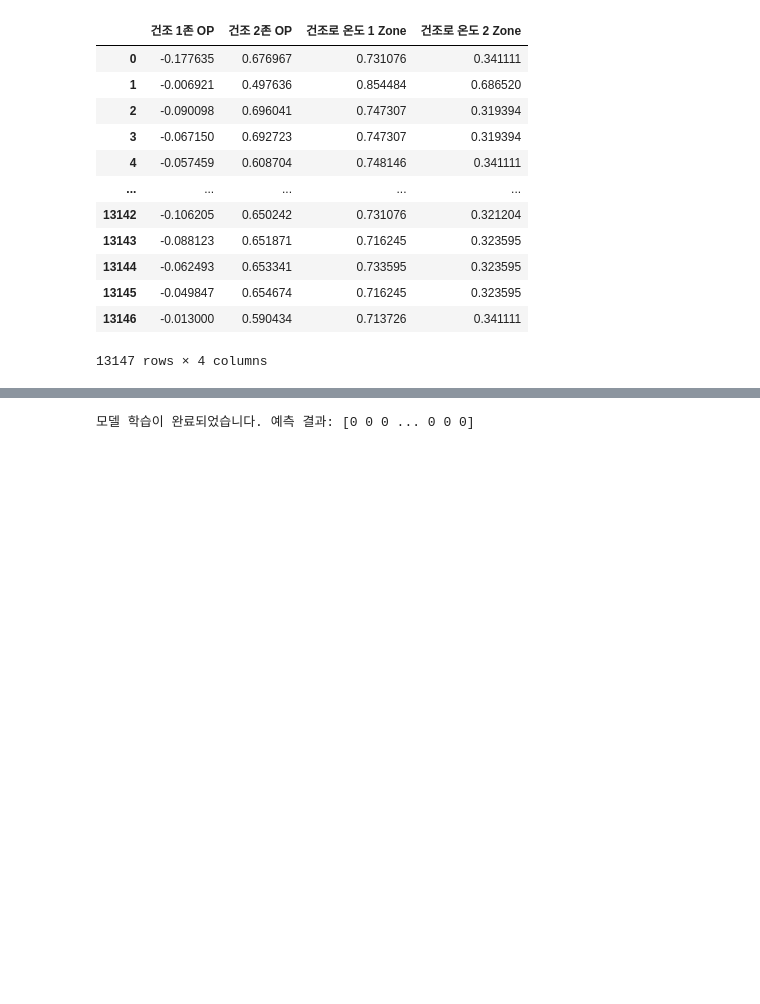
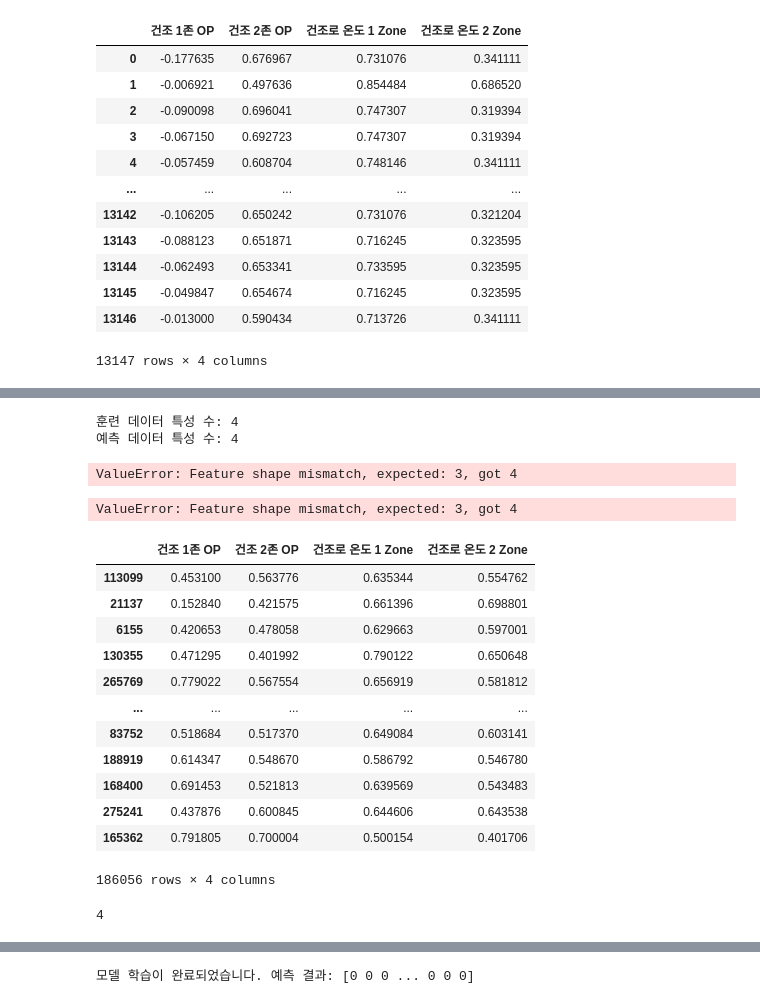
Before and after one commit to realover82/mecaai, a Jupyter notebook: v23_6_IQR_XGBoost_241122.ipynb, the cells around one changed output, grey strips where cells are left out. Drawn from its saved outputs; the diff is of its cells as text; code cells hidden in the pictures; blank space fills up the shorter version.

```diff
--- a/v23_6_IQR_XGBoost_241122.ipynb
+++ b/v23_6_IQR_XGBoost_241122.ipynb
@@ -372,0 +653,60 @@ Confusion Matrix:
+# %%
+import xgboost as xgb
+import numpy as np
+from sklearn.metrics import mean_absolute_error
+
+# 훈련 데이터 (X_train, y_train)과 예측 데이터 (X_normal_train)가 준비된 상태라고 가정
+
+# 훈련 데이터와 예측 데이터의 특성 수를 확인
+print(f"훈련 데이터 특성 수: {X_train.shape[1]}")
+print(f"예측 데이터 특성 수: {X_normal_train.shape[1]}")
+
+# 예측 데이터의 특성 수가 훈련 데이터의 특성 수와 일치하도록 수정
+X_normal_train_corrected = X_normal_train.iloc[:, :X_train.shape[1]]  # 특성 수 맞추기
+
+# 예측
+x_train_pred = xgb_model.predict(X_normal_train_corrected)
+
+# MAE 계산 (평균 절대 오차)
+train_mae_loss = np.mean(np.abs(x_train_pred - X_normal_train_corrected), axis=1)
+
+# 결과 출력
+print(f"훈련 데이터에 대한 MAE 손실: {train_mae_loss}")
+# %% [output]
+훈련 데이터 특성 수: 4
+예측 데이터 특성 수: 4
+ValueError: Feature shape mismatch, expected: 3, got 4
+# %%
+# 예측 데이터의 특성 수가 훈련 데이터의 특성 수와 일치하도록 수정
+X_normal_train_corrected = X_normal_train.iloc[:, :X_train.shape[1]]  # 훈련 데이터 특성 수만큼 자르기
+
+# 예측
+x_train_pred = xgb_model.predict(X_normal_train_corrected)
+
+# MAE 계산 (평균 절대 오차)
+train_mae_loss = np.mean(np.abs(x_train_pred - X_normal_train_corrected), axis=1)
+
+# 결과 출력
+print(f"훈련 데이터에 대한 MAE 손실: {train_mae_loss}")
+# %% [output]
+ValueError: Feature shape mismatch, expected: 3, got 4
+# %%
+X_train
+# %% [output]
+|  | 건조 1존 OP | 건조 2존 OP | 건조로 온도 1 Zone | 건조로 온도 2 Zone |
+| 113099 | 0.453100 | 0.563776 | 0.635344 | 0.554762 |
+| 21137 | 0.152840 | 0.421575 | 0.661396 | 0.698801 |
+| 6155 | 0.420653 | 0.478058 | 0.629663 | 0.597001 |
+| 130355 | 0.471295 | 0.401992 | 0.790122 | 0.650648 |
+| 265769 | 0.779022 | 0.567554 | 0.656919 | 0.581812 |
+| ... | ... | ... | ... | ... |
+| 83752 | 0.518684 | 0.517370 | 0.649084 | 0.603141 |
+| 188919 | 0.614347 | 0.548670 | 0.586792 | 0.546780 |
+| 168400 | 0.691453 | 0.521813 | 0.639569 | 0.543483 |
+| 275241 | 0.437876 | 0.600845 | 0.644606 | 0.643538 |
+| 165362 | 0.791805 | 0.700004 | 0.500154 | 0.401706 |
+186056 rows × 4 columns
+# %%
+X_train.shape[1]
+# %% [output]
+4
```
Also changed, not shown: parts of 46 cells of this notebook.
